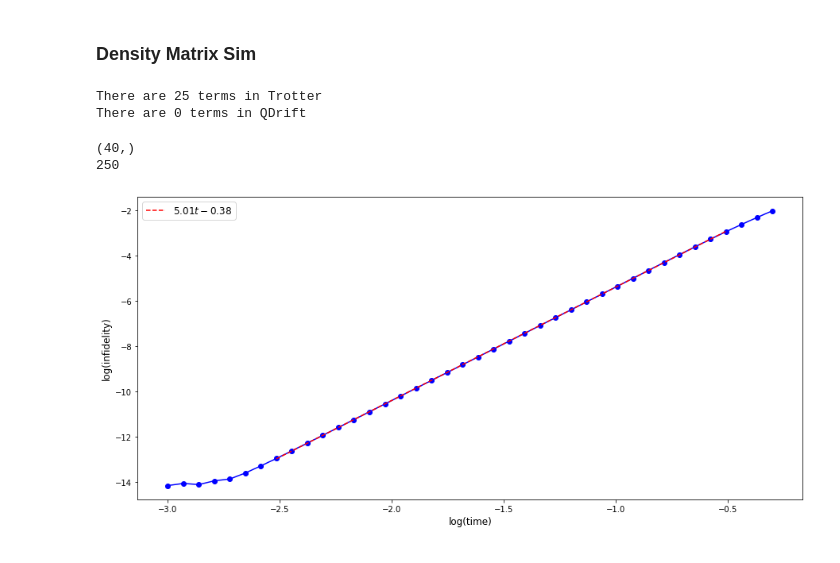
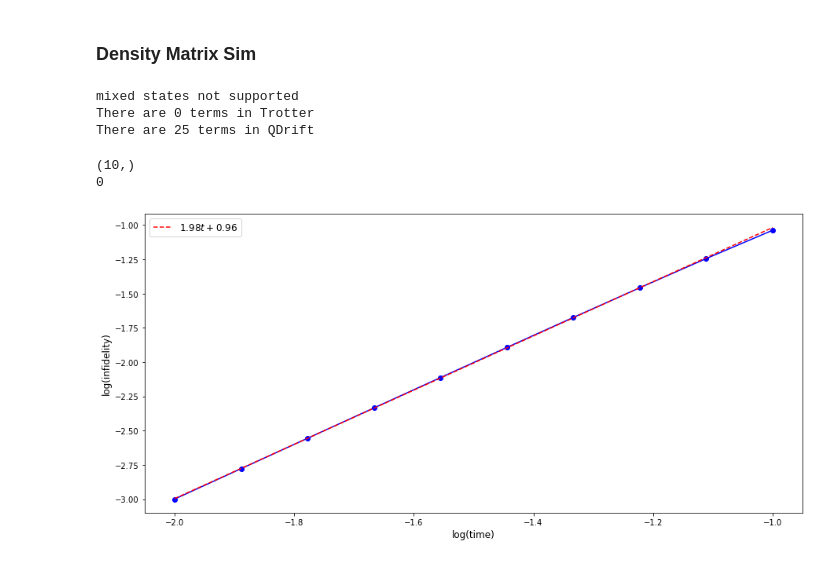
Before and after one commit to mattp97/Trotter-Qdrift-Simulation, a Jupyter notebook: Hybridized Simulation Jellium.ipynb, the cells around one changed output. Cells and saved outputs as stored; diff of their text form; code cells hidden in the pictures.

```diff
--- a/Hybridized Simulation Jellium.ipynb
+++ b/Hybridized Simulation Jellium.ipynb
@@ -824,53 +824,54 @@ array([[ 0.04657303+8.98447138e-03j],
 # %% [markdown]
 ### Density Matrix Sim
 # %%
-dms = DensityMatrixSim(hamiltonian_list = graph_hamiltonian_list, inner_order=4, outer_order=1, partition="trotter", state_rand=True, pure=True)
+dms = DensityMatrixSim(hamiltonian_list = graph_hamiltonian_list, inner_order=4, outer_order=1, partition="qdrift", state_rand=True, pure=False)
 #dms.simulate(0.5, 2, 4)
 # %% [output]
-There are 25 terms in Trotter
-There are 0 terms in QDrift
+mixed states not supported
+There are 0 terms in Trotter
+There are 25 terms in QDrift
 # %%
 iterations = 1
-qd_samples = 1
+qd_samples = 10
 
-tStart = 0.001
-tFinal = 0.5
-tSteps = 40
+tStart = 0.01
+tFinal = 0.1
+tSteps = 10
 times = np.geomspace(tStart, tFinal, tSteps)
 
 trace_distance = []
 for t in times:
-    trace_distance.append(dms.sim_distance(t, qd_samples, iterations))
+    trace_distance.append(dms.sim_trace_distance(t, qd_samples, iterations))
 
 log_trace_distance = np.log10(trace_distance)
 log_times = np.log10(times)
 print(log_trace_distance.shape)
 print(dms.gate_count)
 # %% [output]
-(40,)
-250
+(10,)
+0
 # %%
 data1 = log_trace_distance #[:, 0, 0]
 plt.figure(figsize = (15, 7))
 plt.plot(log_times, data1, 'bo-')
 plt.xlabel('log(time)', size = 12)
 plt.ylabel('log(infidelity)', size = 12)
 
-start_fit_points=7  #declare the starting point to fit in the data
-end_fit_points = -4
+start_fit_points=0  #declare the starting point to fit in the data
+end_fit_points = -1
 
 p = np.polyfit(log_times[start_fit_points: end_fit_points], data1[start_fit_points: end_fit_points], 1)
 f = np.poly1d(p)
 
 t_new = np.linspace(log_times[start_fit_points], log_times[end_fit_points], 50)
 y_new = f(t_new)
 
 data1 = symbols("t")
 poly = sum(S("{:6.2f}".format(v))*data1**i for i, v in enumerate(p[::-1]))
 eq_latex = printing.latex(poly)
 
 plt.plot(t_new, y_new, 'r--', label="${}$".format(eq_latex))
 plt.legend(fontsize="large")
 plt.show()
 # %% [output]
-[figure, old version]
+[figure, new version]
```
Also changed, not shown: 1 other file.
